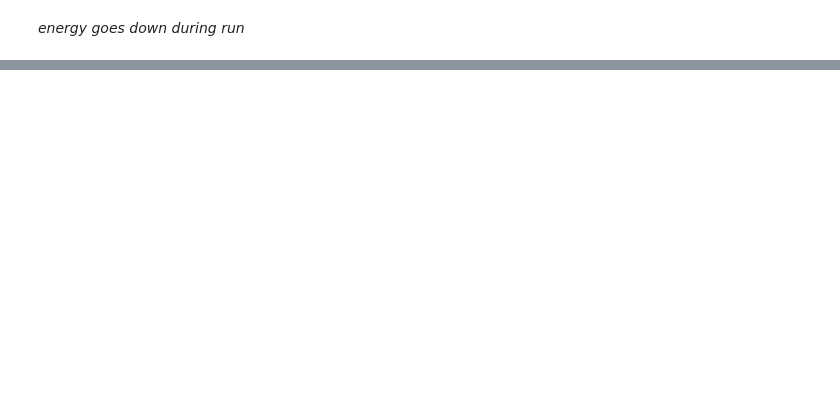
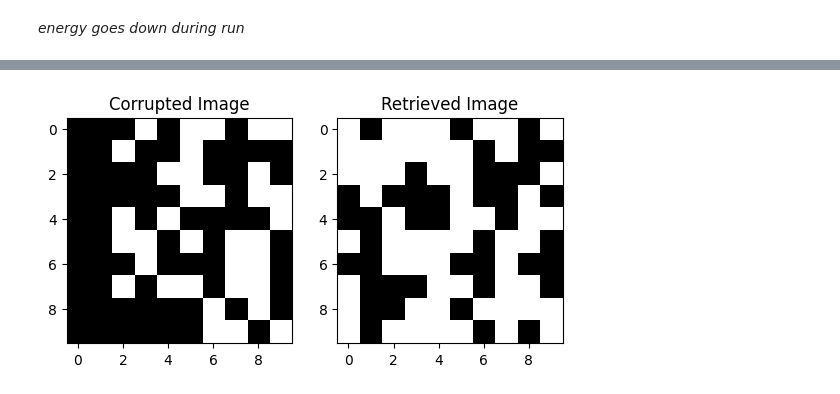
Before and after one commit to halilbayndir/ML_Physics, a Jupyter notebook: Hopfield_Network.ipynb, the cells around one changed output, grey strips where cells are left out. Saved outputs shown, nothing was run; the diff lists cells and outputs as text; code cells hidden in the pictures; blank space fills up the shorter version.

```diff
--- a/Hopfield_Network.ipynb
+++ b/Hopfield_Network.ipynb
@@ -86,0 +127,2 @@ plt.show()
+# %%
+train([binary_array.flatten()],hopfield_net)
@@ -86,0 +143,8 @@ plt.show()
+# %%
+binary_array[:, :binary_array.shape[1] // 4] = -1
+# %%
+seed = 10
+np.random.seed(seed)
+retrieved_image = retrieve_pattern(hopfield_net,binary_array.flatten())
+retrieved_image = retrieved_image.reshape(binary_array.shape)
+retrieved_image
@@ -86,0 +162,10 @@ plt.show()
+# %%
+plt.subplot(1, 2, 1)
+plt.imshow(binary_array, cmap='gray', vmin=-1, vmax=1)
+plt.title('Corrupted Image')
+plt.subplot(1, 2, 2)
+plt.imshow(retrieved_image, cmap='gray', vmin=-1, vmax=1)
+plt.title('Retrieved Image')
+plt.show()
+# %% [output]
+[figure, added]
```
Also changed, not shown: parts of 9 cells of this notebook.
